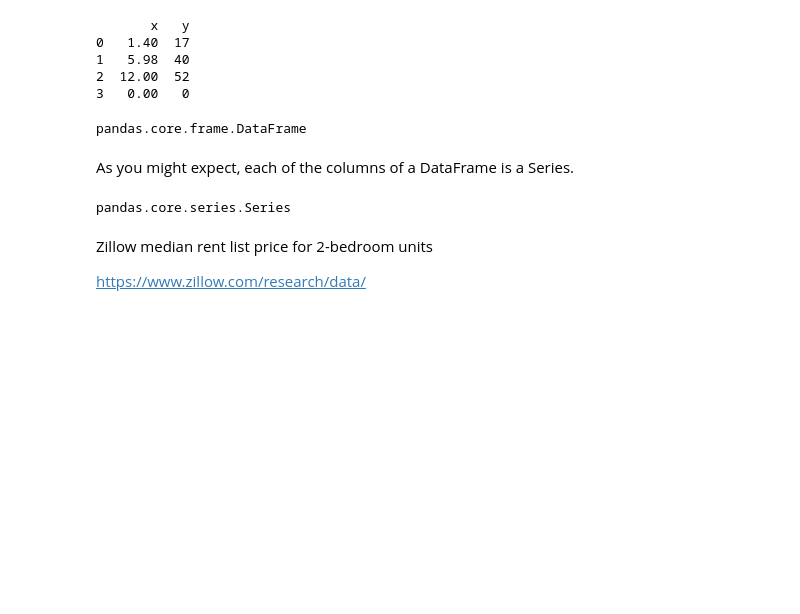
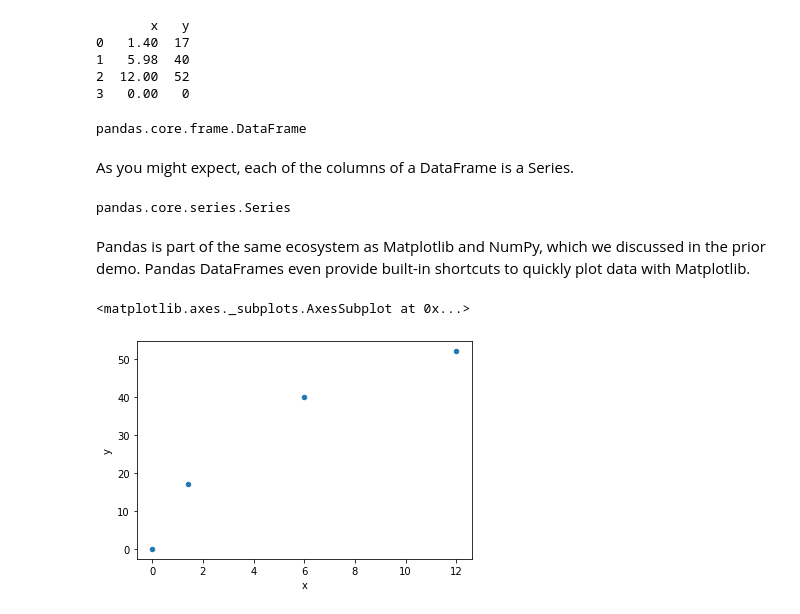
Before and after one commit to smmaurer/cp255, a Jupyter notebook: 02-pandas/pandas.ipynb, the cells around one changed output. Cells and saved outputs as stored; diff of their text form; code cells hidden in the pictures; blank space fills up the shorter version.

Commit message:
Pandas updates

```diff
--- a/02-pandas/pandas.ipynb
+++ b/02-pandas/pandas.ipynb
@@ -51,7 +53,10 @@ As you might expect, each of the columns of a DataFrame is a Series.
 type(df['x'])
 # %% [output]
 pandas.core.series.Series
-# %% [markdown]
-Zillow median rent list price for 2-bedroom units
-
-https://www.zillow.com/research/data/
+# %% [markdown]
+Pandas is part of the same ecosystem as Matplotlib and NumPy, which we discussed in the prior demo. Pandas DataFrames even provide built-in shortcuts to quickly plot data with Matplotlib.
+# %%
+df.plot.scatter('x', 'y')
+# %% [output]
+<matplotlib.axes._subplots.AxesSubplot at 0x...>
+[figure, added]
```
Also changed, not shown: parts of 23 cells of this notebook.
